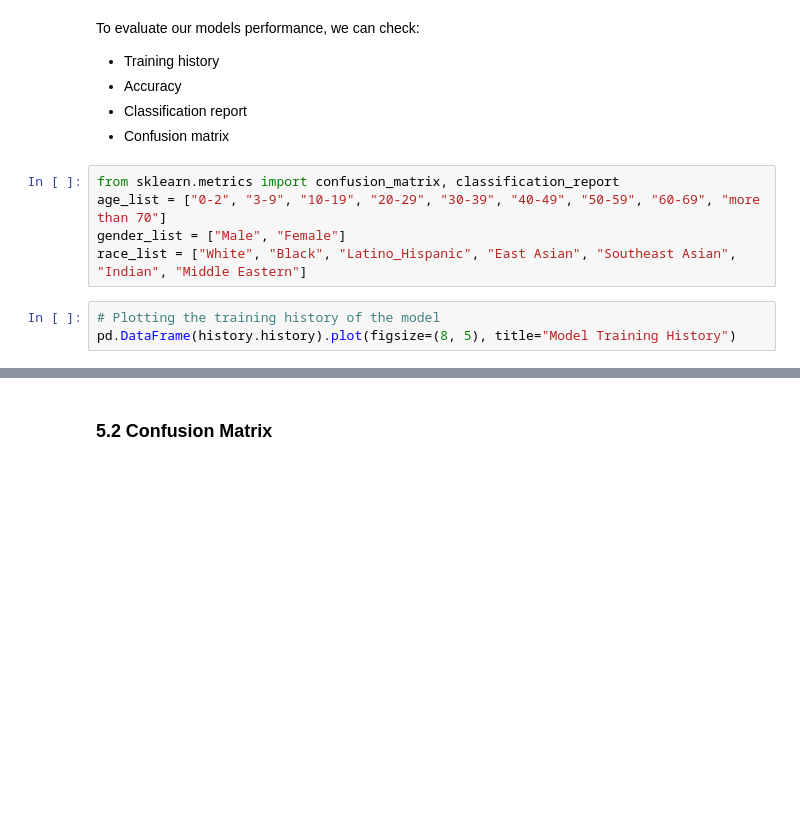
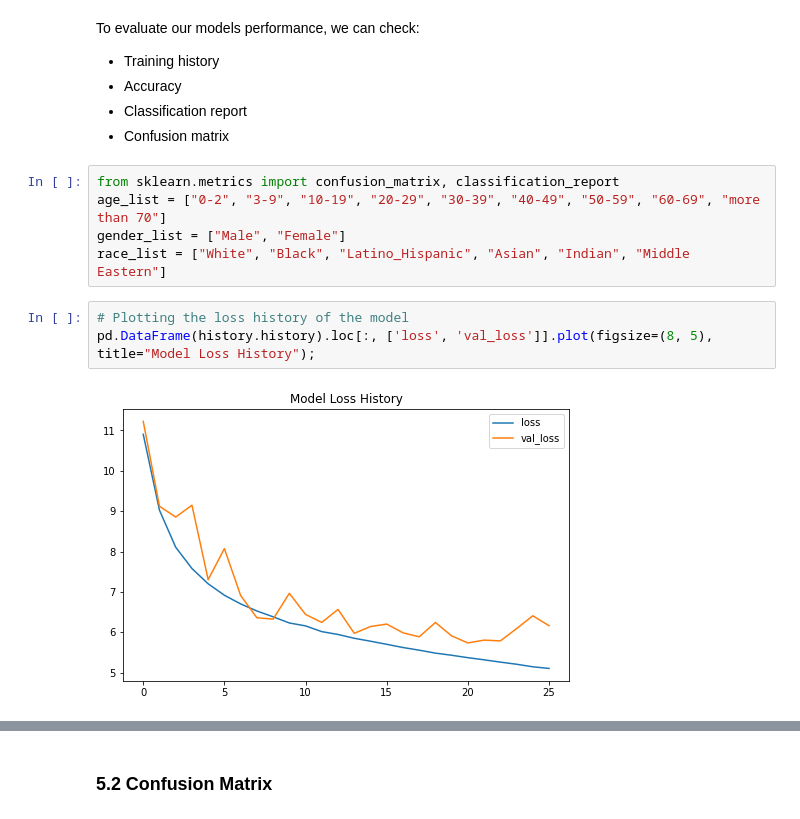
Before and after one commit to asherk7/EthniVision, a Jupyter notebook: ml/ethnivision_model_building.ipynb, the cells around one changed output, grey strips where cells are left out. Cells and saved outputs as stored; diff of their text form; blank space fills up the shorter version.

Commit message:
Saved model and finished notebook

```diff
--- a/ml/ethnivision_model_building.ipynb
+++ b/ml/ethnivision_model_building.ipynb
@@ -1046,7 +1044,9 @@ To evaluate our models performance, we can check:
 from sklearn.metrics import confusion_matrix, classification_report
 age_list = ["0-2", "3-9", "10-19", "20-29", "30-39", "40-49", "50-59", "60-69", "more than 70"]
 gender_list = ["Male", "Female"]
-race_list = ["White", "Black", "Latino_Hispanic", "East Asian", "Southeast Asian", "Indian", "Middle Eastern"]
+race_list = ["White", "Black", "Latino_Hispanic", "Asian", "Indian", "Middle Eastern"]
 # %%
-# Plotting the training history of the model
-pd.DataFrame(history.history).plot(figsize=(8, 5), title="Model Training History")
+# Plotting the loss history of the model
+pd.DataFrame(history.history).loc[:, ['loss', 'val_loss']].plot(figsize=(8, 5), title="Model Loss History");
+# %% [output]
+[figure, added]
```
Also changed, not shown: parts of 27 cells of this notebook, 6 other files.
